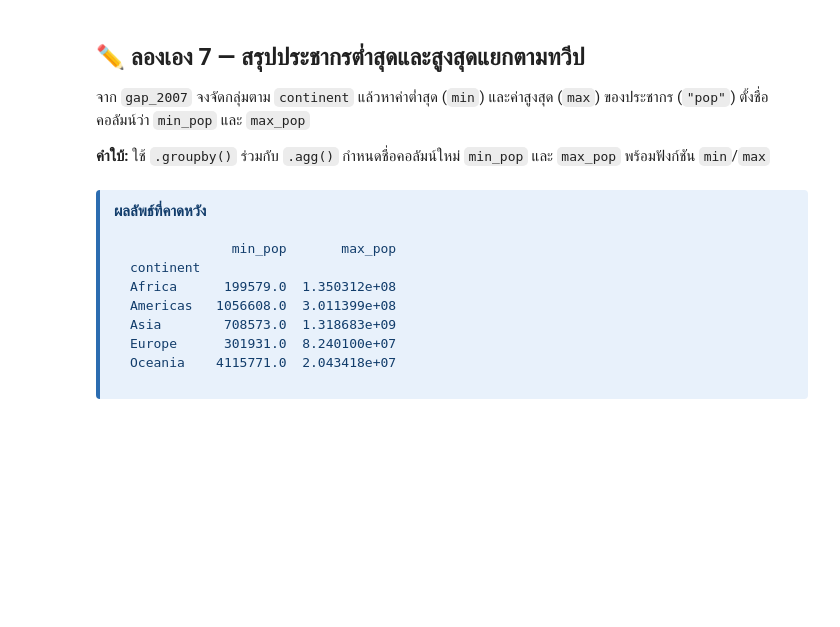
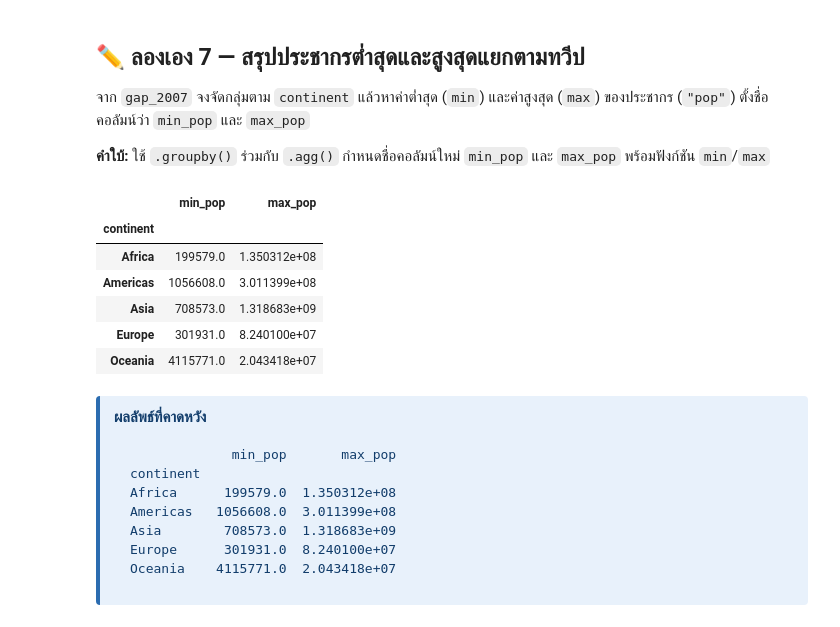
Before and after one commit to utarn/datascience-metrology, a Jupyter notebook: day1/module2_pandas_tables/book.ipynb, the cells around one changed output. Saved outputs shown, nothing was run; the diff lists cells and outputs as text; code cells hidden in the pictures; blank space fills up the shorter version.

```diff
--- a/day1/module2_pandas_tables/book.ipynb
+++ b/day1/module2_pandas_tables/book.ipynb
@@ -350,6 +389,18 @@ gap_2007.groupby("continent")[["lifeExp", "gdpPercap"]].agg(
 # %%
 # ลองเขียนโค้ดของคุณที่นี่
 # สรุป min_pop และ max_pop ของ pop แยกตาม continent จาก gap_2007
+gap_2007.groupby("continent").agg(
+    min_pop=("pop", "min"),
+    max_pop=("pop", "max"),
+)
+# %% [output]
+|  | min_pop | max_pop |
+| continent |  |  |
+| Africa | 199579.0 | 1.350312e+08 |
+| Americas | 1056608.0 | 3.011399e+08 |
+| Asia | 708573.0 | 1.318683e+09 |
+| Europe | 301931.0 | 8.240100e+07 |
+| Oceania | 4115771.0 | 2.043418e+07 |
 # %% [markdown]
 <div style="background-color:#e8f1fb; border-left:4px solid #2b6cb0; padding:10px 14px; border-radius:4px; color:#123d6b;">
 
```
Also changed, not shown: parts of 8 cells of this notebook, 13 other files.
